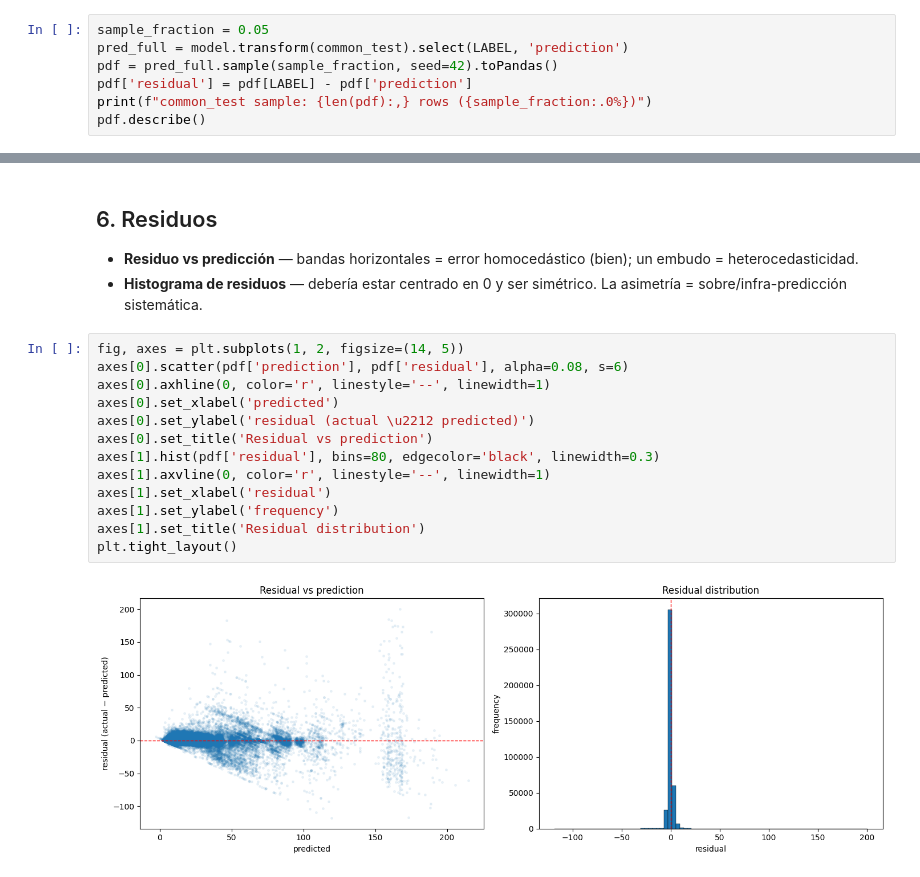
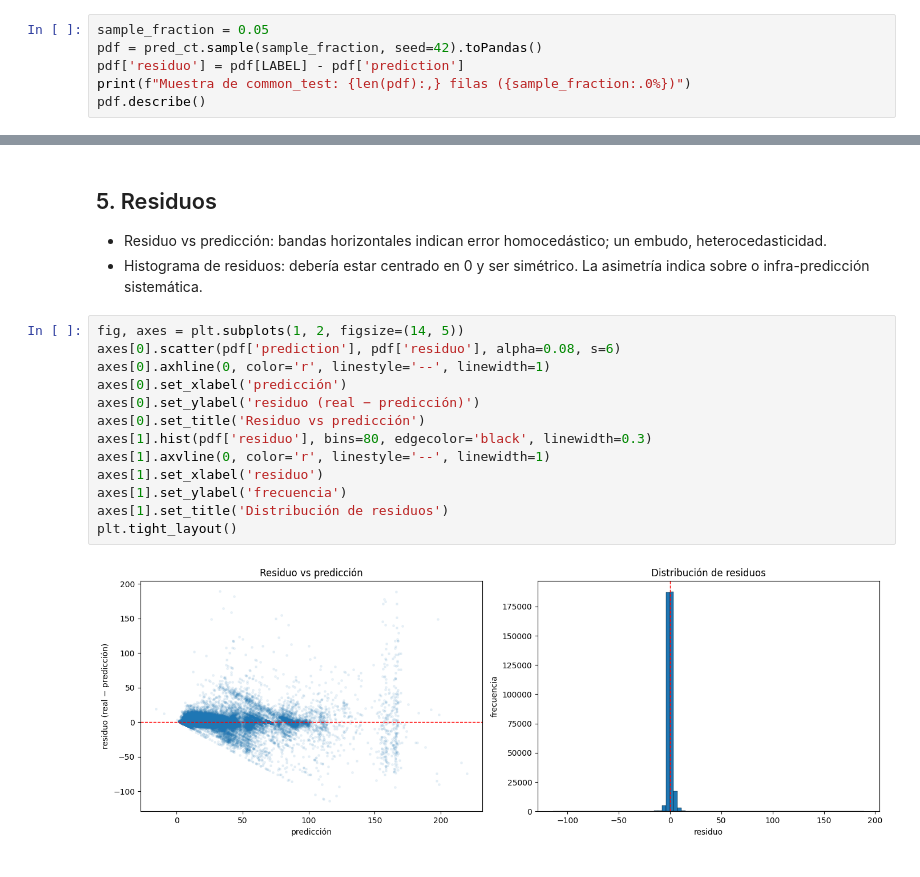
Before and after one commit to jgalanl/datalakehouse, a Jupyter notebook: src/notebooks/ml/fare_diagnostics.ipynb, the cells around one changed output, grey strips where cells are left out. Drawn from its saved outputs; the diff is of its cells as text.

```diff
--- a/src/notebooks/ml/fare_diagnostics.ipynb
+++ b/src/notebooks/ml/fare_diagnostics.ipynb
@@ -263,8 +246,7 @@ Una muestra del 5 % de `common_test` traída a pandas para graficar. Los puntos
 # %%
 sample_fraction = 0.05
-pred_full = model.transform(common_test).select(LABEL, 'prediction')
-pdf = pred_full.sample(sample_fraction, seed=42).toPandas()
-pdf['residual'] = pdf[LABEL] - pdf['prediction']
-print(f"common_test sample: {len(pdf):,} rows ({sample_fraction:.0%})")
+pdf = pred_ct.sample(sample_fraction, seed=42).toPandas()
+pdf['residuo'] = pdf[LABEL] - pdf['prediction']
+print(f"Muestra de common_test: {len(pdf):,} filas ({sample_fraction:.0%})")
 pdf.describe()
 # %% [output]
@@ -295,21 +277,21 @@ plt.tight_layout()
 # %% [markdown]
-## 6. Residuos
+## 5. Residuos
 
-- **Residuo vs predicción** — bandas horizontales = error homocedástico (bien); un embudo = heterocedasticidad.
-- **Histograma de residuos** — debería estar centrado en 0 y ser simétrico. La asimetría = sobre/infra-predicción sistemática.
+- Residuo vs predicción: bandas horizontales indican error homocedástico; un embudo, heterocedasticidad.
+- Histograma de residuos: debería estar centrado en 0 y ser simétrico. La asimetría indica sobre o infra-predicción sistemática.
 # %%
 fig, axes = plt.subplots(1, 2, figsize=(14, 5))
-axes[0].scatter(pdf['prediction'], pdf['residual'], alpha=0.08, s=6)
+axes[0].scatter(pdf['prediction'], pdf['residuo'], alpha=0.08, s=6)
 axes[0].axhline(0, color='r', linestyle='--', linewidth=1)
-axes[0].set_xlabel('predicted')
-axes[0].set_ylabel('residual (actual \u2212 predicted)')
-axes[0].set_title('Residual vs prediction')
-axes[1].hist(pdf['residual'], bins=80, edgecolor='black', linewidth=0.3)
+axes[0].set_xlabel('predicción')
+axes[0].set_ylabel('residuo (real − predicción)')
+axes[0].set_title('Residuo vs predicción')
+axes[1].hist(pdf['residuo'], bins=80, edgecolor='black', linewidth=0.3)
 axes[1].axvline(0, color='r', linestyle='--', linewidth=1)
-axes[1].set_xlabel('residual')
-axes[1].set_ylabel('frequency')
-axes[1].set_title('Residual distribution')
+axes[1].set_xlabel('residuo')
+axes[1].set_ylabel('frecuencia')
+axes[1].set_title('Distribución de residuos')
 plt.tight_layout()
 # %% [output]
-[figure, old version]
+[figure, new version]
 # %% [markdown]
```
Also changed, not shown: parts of 22 cells of this notebook, 27 other files.
